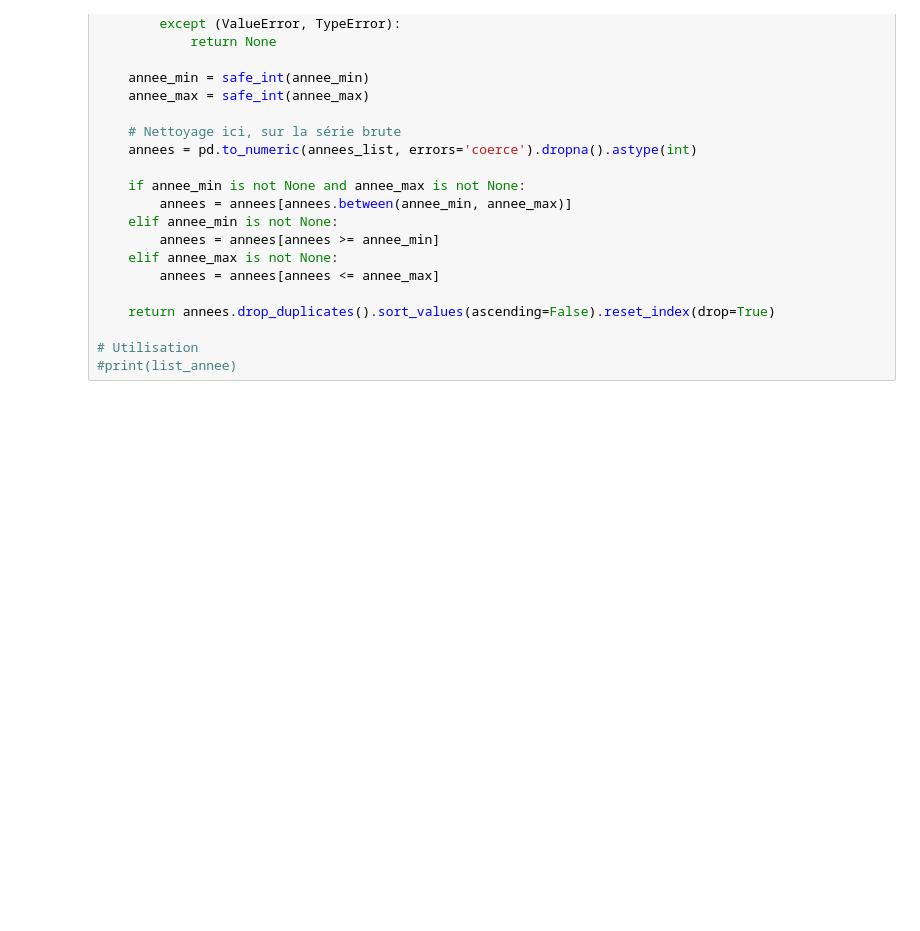
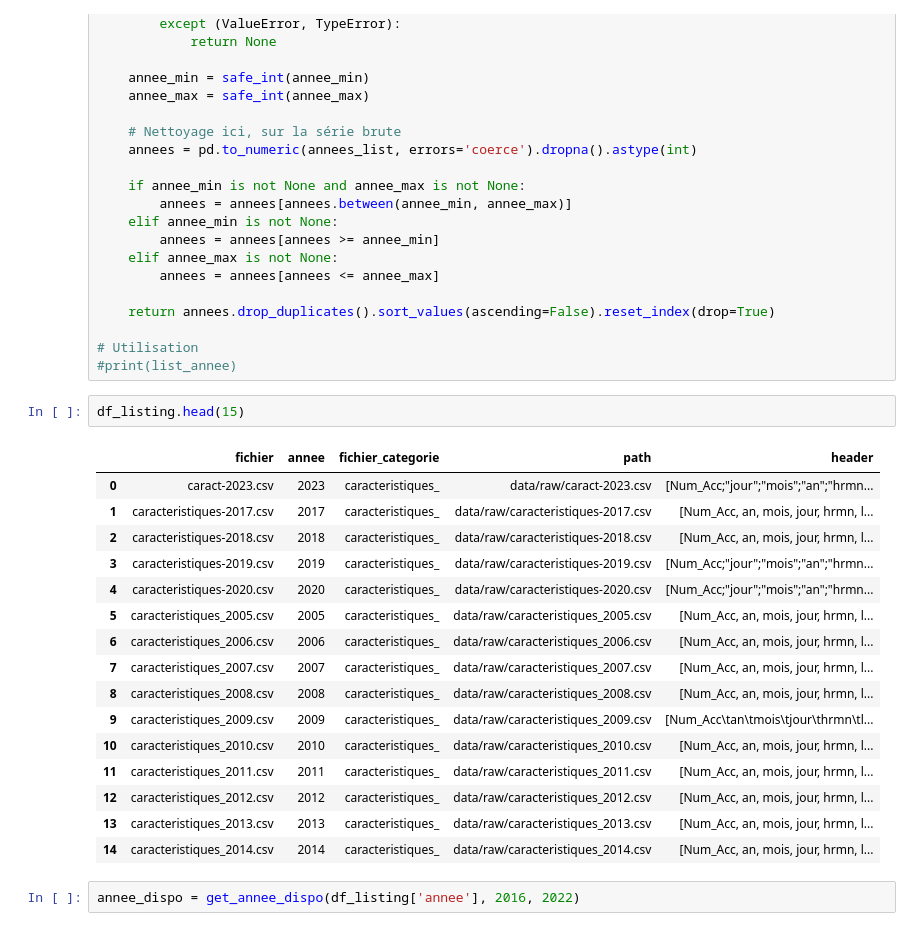
Before and after one commit to DataScientest-Studio/mai25_bds_accidents, a Jupyter notebook: Assemblage_Boucle.ipynb, the cells around one changed output. Saved outputs shown, nothing was run; the diff lists cells and outputs as text; blank space fills up the shorter version.

```diff
--- a/Assemblage_Boucle.ipynb
+++ b/Assemblage_Boucle.ipynb
@@ -143,3 +191,24 @@ def get_annee_dispo(annees_list, annee_min, annee_max):
 
 # Utilisation
 #print(list_annee)
+# %%
+df_listing.head(15)
+# %% [output]
+|  | fichier | annee | fichier_categorie | path | header |
+| 0 | caract-2023.csv | 2023 | caracteristiques_ | data/raw/caract-2023.csv | [Num_Acc;"jour";"mois";"an";"hrmn... |
+| 1 | caracteristiques-2017.csv | 2017 | caracteristiques_ | data/raw/caracteristiques-2017.csv | [Num_Acc, an, mois, jour, hrmn, l... |
+| 2 | caracteristiques-2018.csv | 2018 | caracteristiques_ | data/raw/caracteristiques-2018.csv | [Num_Acc, an, mois, jour, hrmn, l... |
+| 3 | caracteristiques-2019.csv | 2019 | caracteristiques_ | data/raw/caracteristiques-2019.csv | [Num_Acc;"jour";"mois";"an";"hrmn... |
+| 4 | caracteristiques-2020.csv | 2020 | caracteristiques_ | data/raw/caracteristiques-2020.csv | [Num_Acc;"jour";"mois";"an";"hrmn... |
+| 5 | caracteristiques_2005.csv | 2005 | caracteristiques_ | data/raw/caracteristiques_2005.csv | [Num_Acc, an, mois, jour, hrmn, l... |
+| 6 | caracteristiques_2006.csv | 2006 | caracteristiques_ | data/raw/caracteristiques_2006.csv | [Num_Acc, an, mois, jour, hrmn, l... |
+| 7 | caracteristiques_2007.csv | 2007 | caracteristiques_ | data/raw/caracteristiques_2007.csv | [Num_Acc, an, mois, jour, hrmn, l... |
+| 8 | caracteristiques_2008.csv | 2008 | caracteristiques_ | data/raw/caracteristiques_2008.csv | [Num_Acc, an, mois, jour, hrmn, l... |
+| 9 | caracteristiques_2009.csv | 2009 | caracteristiques_ | data/raw/caracteristiques_2009.csv | [Num_Acc\tan\tmois\tjour\thrmn\tl... |
+| 10 | caracteristiques_2010.csv | 2010 | caracteristiques_ | data/raw/caracteristiques_2010.csv | [Num_Acc, an, mois, jour, hrmn, l... |
+| 11 | caracteristiques_2011.csv | 2011 | caracteristiques_ | data/raw/caracteristiques_2011.csv | [Num_Acc, an, mois, jour, hrmn, l... |
+| 12 | caracteristiques_2012.csv | 2012 | caracteristiques_ | data/raw/caracteristiques_2012.csv | [Num_Acc, an, mois, jour, hrmn, l... |
+| 13 | caracteristiques_2013.csv | 2013 | caracteristiques_ | data/raw/caracteristiques_2013.csv | [Num_Acc, an, mois, jour, hrmn, l... |
+| 14 | caracteristiques_2014.csv | 2014 | caracteristiques_ | data/raw/caracteristiques_2014.csv | [Num_Acc, an, mois, jour, hrmn, l... |
+# %%
+annee_dispo = get_annee_dispo(df_listing['annee'], 2016, 2022)
```
Also changed, not shown: parts of 9 cells of this notebook.
